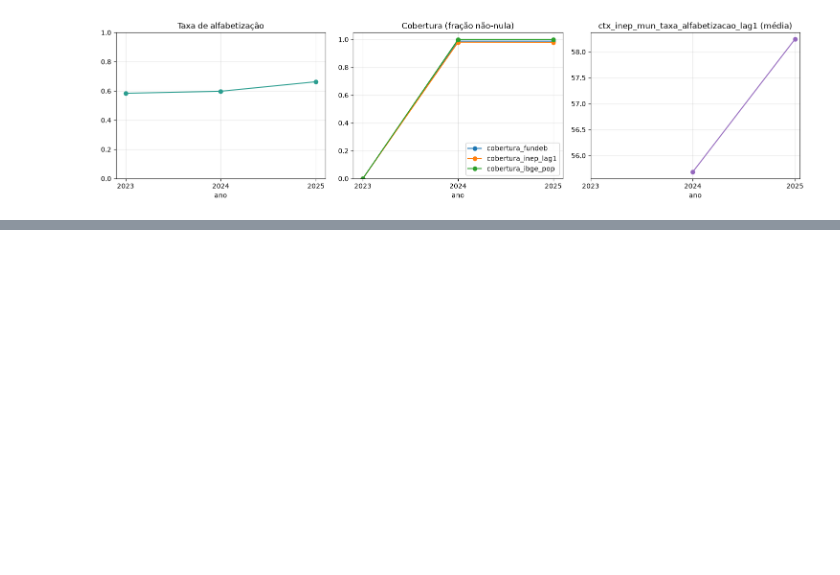
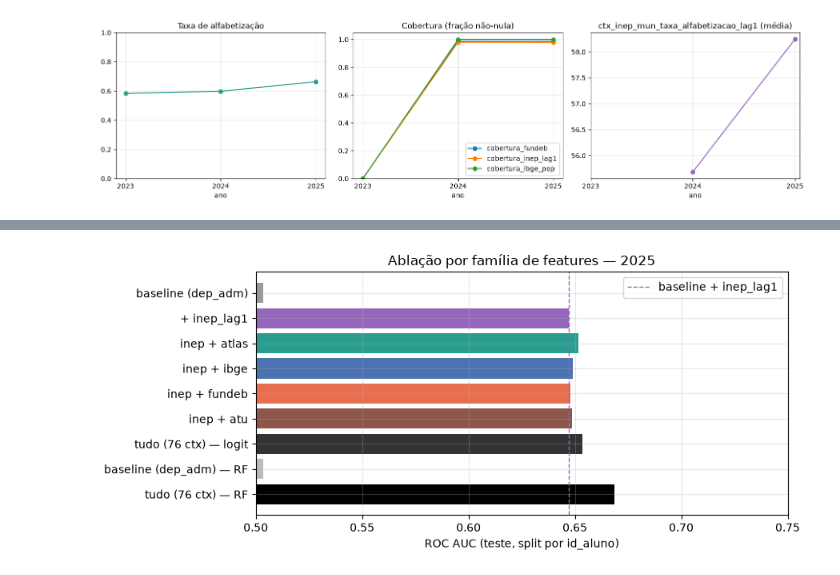
Before and after one commit to matheuscburger/postech-challenge-3, a Jupyter notebook: notebooks/3.0-mc-eda-base-completa.ipynb, the cells around one changed output, grey strips where cells are left out. Cells and saved outputs as stored; diff of their text form; code cells hidden in the pictures; blank space fills up the shorter version.

```diff
--- a/notebooks/3.0-mc-eda-base-completa.ipynb
+++ b/notebooks/3.0-mc-eda-base-completa.ipynb
@@ -729,0 +923,14 @@ plt.show()
+# %%
+fig, ax = plt.subplots(figsize=(9, 4))
+cor = ["#999999", "#9467bd", "#2a9d8f", "#4c72b0", "#e76f51", "#8c564b", "#333333", "#bbbbbb", "#000000"]
+ax.barh(abla["features"], abla["auc_teste"], color=cor[: len(abla)])
+ax.set_xlim(0.5, max(0.75, abla["auc_teste"].max() + 0.03))
+ax.axvline(abla.loc[1, "auc_teste"], color="#9467bd", ls="--", lw=1, label="baseline + inep_lag1")
+ax.set_xlabel("ROC AUC (teste, split por id_aluno)")
+ax.set_title("Ablação por família de features — 2025")
+ax.legend()
+ax.invert_yaxis()
+plt.tight_layout()
+plt.show()
+# %% [output]
+[figure, added]
```
Also changed, not shown: parts of 21 cells of this notebook, 1 other file.
